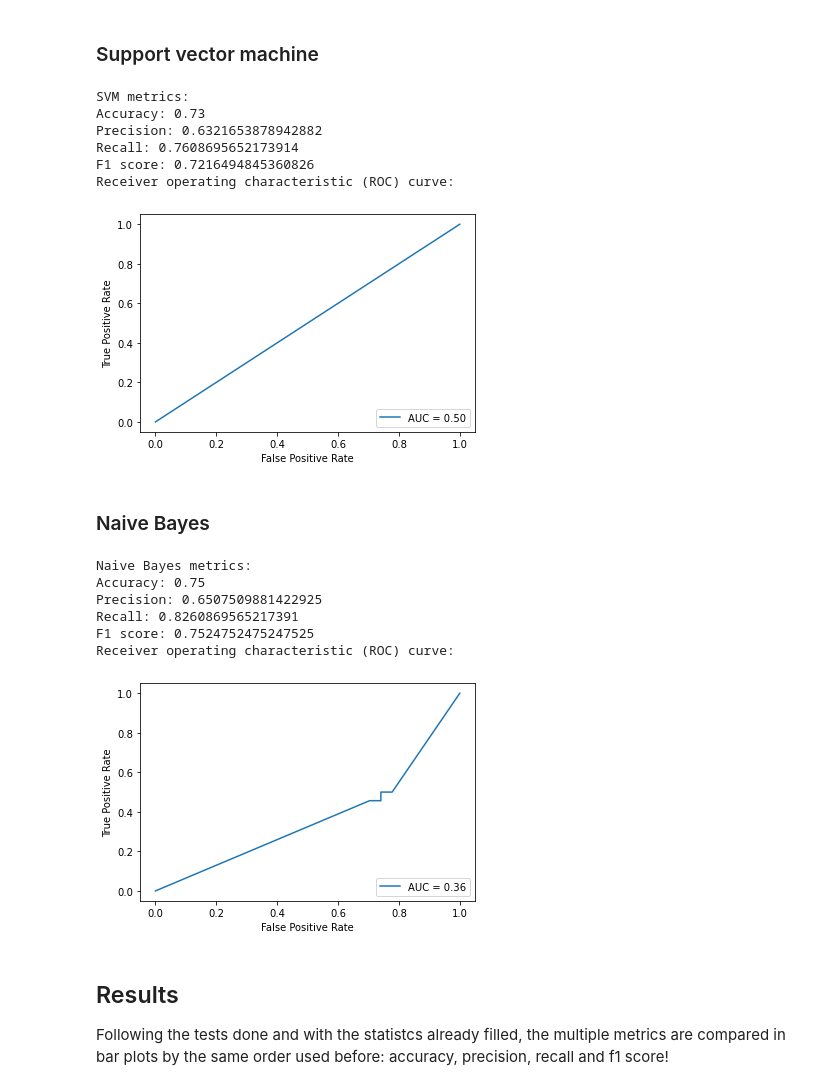
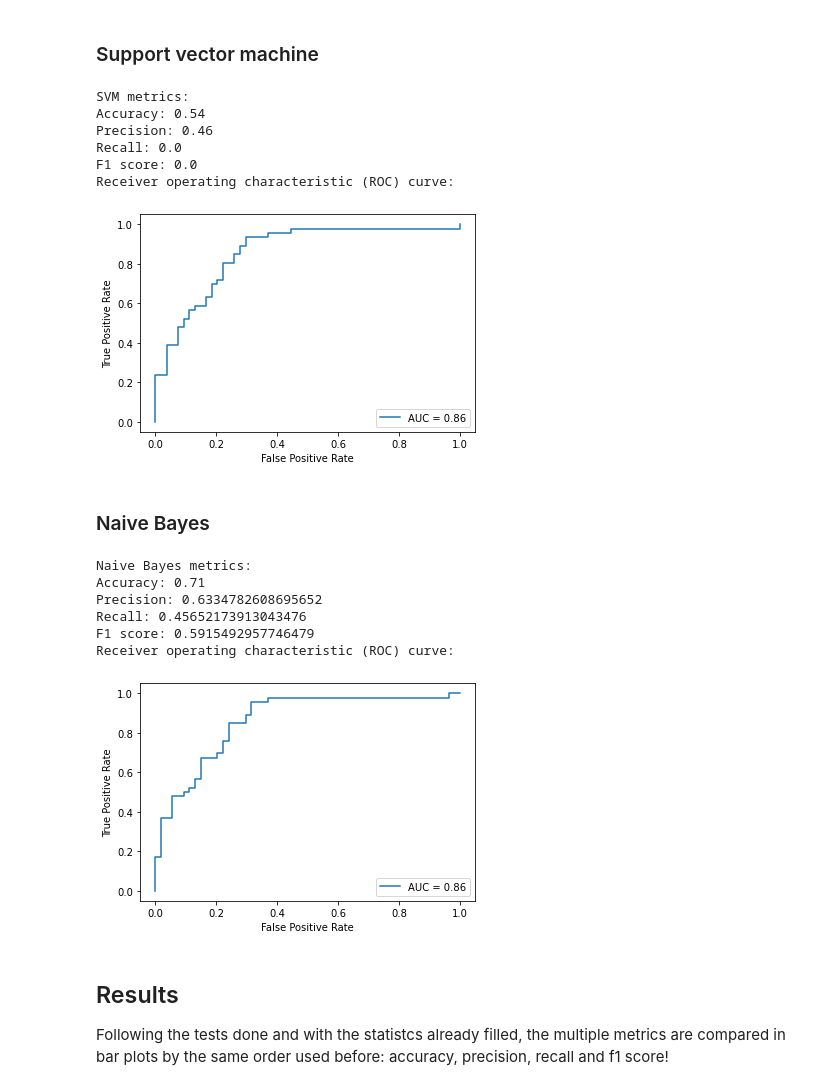
Before and after one commit to bearkillerPT/DataMining, a Jupyter notebook: DataMiningProject.ipynb, the cells around one changed output. Drawn from its saved outputs; the diff is of its cells as text; code cells hidden in the pictures.

```diff
--- a/DataMiningProject.ipynb
+++ b/DataMiningProject.ipynb
@@ -147,7 +144,7 @@ Receiver operating characteristic (ROC) curve:
 # %% [markdown]
 ### Decision tree classification
 # %%
-decision_tree_cls = tree.DecisionTreeClassifier().fit(scaler.fit_transform(x_train), y_train)
+decision_tree_cls = tree.DecisionTreeClassifier().fit(x_train, y_train)
 prediction = decision_tree_cls.predict(scaler.fit_transform(x_test))
 print_stats("Decision Tree", y_test, prediction)
 show_roc_curve(decision_tree_cls, x_test, y_test)
@@ -162,7 +159,7 @@ Receiver operating characteristic (ROC) curve:
 # %% [markdown]
 ### Random forest classification
 # %%
-random_forest_cls = RandomForestClassifier().fit(scaler.fit_transform(x_train), y_train)
+random_forest_cls = RandomForestClassifier().fit(x_train, y_train)
 prediction = random_forest_cls.predict(scaler.fit_transform(x_test))
 print_stats("Random forest Tree", y_test, prediction)
 show_roc_curve(random_forest_cls, x_test, y_test)
@@ -177,7 +174,7 @@ Receiver operating characteristic (ROC) curve:
 # %% [markdown]
 ### K-nearest neighbors
 # %%
-k_nearest_neighbors_cls = KNeighborsClassifier().fit(scaler.fit_transform(x_train), y_train)
+k_nearest_neighbors_cls = KNeighborsClassifier().fit(x_train, y_train)
 prediction = k_nearest_neighbors_cls.predict(scaler.fit_transform(x_test))
 print_stats("K-nearest neighbors", y_test, prediction)
 show_roc_curve(k_nearest_neighbors_cls, x_test, y_test)
@@ -192,33 +189,33 @@ Receiver operating characteristic (ROC) curve:
 # %% [markdown]
 ### Support vector machine
 # %%
-svm_cls = clf = SVC(kernel='linear', probability=True).fit(scaler.fit_transform(x_train), y_train)
+svm_cls = clf = SVC(kernel='linear', probability=True).fit(x_train, y_train)
 prediction = svm_cls.predict(scaler.fit_transform(x_test))
 print_stats("SVM", y_test, prediction)
 show_roc_curve(svm_cls, x_test, y_test)
 # %% [output]
 SVM metrics:
-Accuracy: 0.73
-Precision: 0.6321653878942882
-Recall: 0.7608695652173914
-F1 score: 0.7216494845360826
+Accuracy: 0.54
+Precision: 0.46
+Recall: 0.0
+F1 score: 0.0
 Receiver operating characteristic (ROC) curve:
-[figure, old version]
+[figure, new version]
 # %% [markdown]
 ### Naive Bayes
 # %%
-naive_bayes_cls = clf = GaussianNB().fit(scaler.fit_transform(x_train), y_train)
+naive_bayes_cls = clf = GaussianNB().fit(x_train, y_train)
 prediction = naive_bayes_cls.predict(scaler.fit_transform(x_test))
 print_stats("Naive Bayes", y_test, prediction)
 show_roc_curve(naive_bayes_cls, x_test, y_test)
 # %% [output]
 Naive Bayes metrics:
-Accuracy: 0.75
-Precision: 0.6507509881422925
-Recall: 0.8260869565217391
-F1 score: 0.7524752475247525
+Accuracy: 0.71
+Precision: 0.6334782608695652
+Recall: 0.45652173913043476
+F1 score: 0.5915492957746479
 Receiver operating characteristic (ROC) curve:
-[figure, old version]
+[figure, new version]
 # %% [markdown]
 ## Results
 Following the tests done and with the statistcs already filled, the multiple metrics are compared in bar plots by the same order used before: accuracy, precision, recall and f1 score!
```
Also changed, not shown: parts of 11 cells of this notebook.
